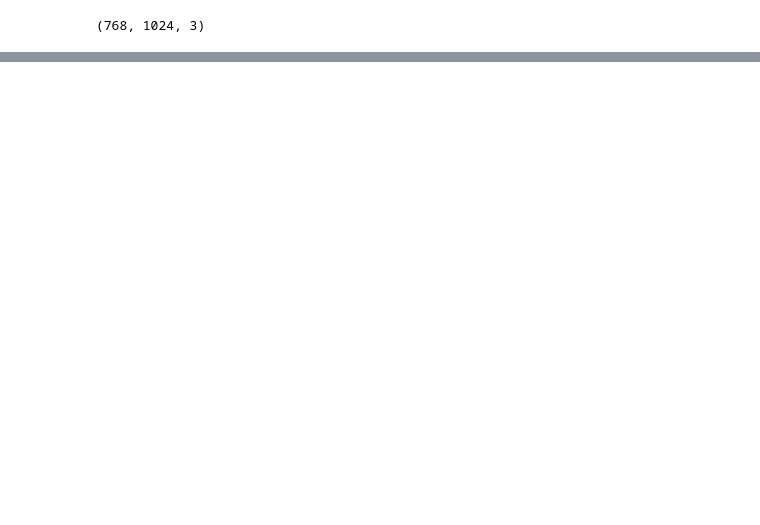
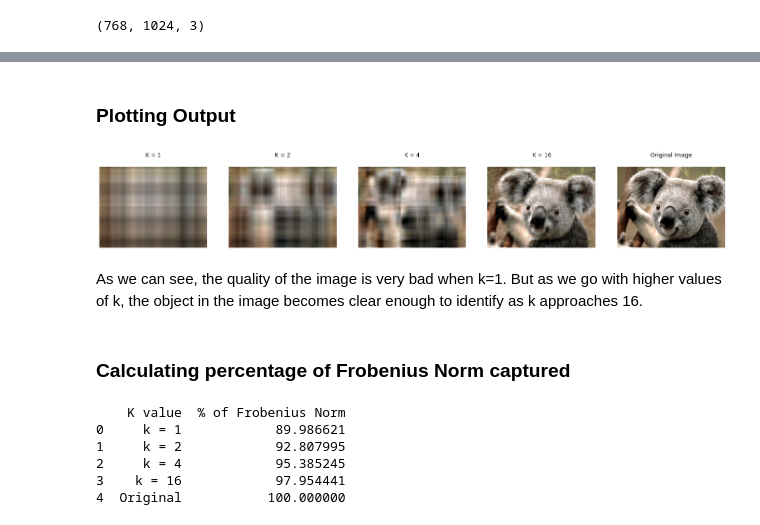
Before and after one commit to kishen19/SVD-of-RGB-Image, a Jupyter notebook: SVD of Image.ipynb, the cells around one changed output, grey strips where cells are left out. Cells and saved outputs as stored; diff of their text form; code cells hidden in the pictures; blank space fills up the shorter version.

```diff
--- a/SVD of Image.ipynb
+++ b/SVD of Image.ipynb
@@ -5,0 +45,9 @@ import matplotlib.pyplot as plt
+# %%
+def plot(l, ks):
+    fig, ax = plt.subplots(1,len(l), figsize=(24, 45))
+    names = ["K = "+str(i)+"\n" for i in ks]+["Original Image\n"]
+    for i in range(len(l)):
+        ax[i].set_title(names[i])
+        ax[i].imshow(l[i])
+        ax[i].axis('off')
+    plt.show()
@@ -6,6 +56,6 @@ import matplotlib.pyplot as plt
 # %%
-image_name = "./images/prob5.jpg"
-image = plt.imread(image_name)
+image_name = "https://raw.githubusercontent.com/kishen19/SVD-of-RGB-Image/master/prob5.png"
+image = plt.imread(image_name)*255 # to scale up the values
 print(image.shape)
 # %% [output]
 (768, 1024, 3)
@@ -45,10 +61,0 @@ def img_svd(img, k):
-# %%
-def plot(l, ks):
-    fig, ax = plt.subplots(1,len(l))
-    names = ["K = "+str(i) for i in ks]+["Original Image"]
-    for i in range(len(l)):
-
-    plt.title("K = " + str(k) + "\n")
-    plt.imshow(fimg)
-    plt.axis('off')
-    plt.show()
@@ -55,9 +64,6 @@ def plot(l, ks):
 # %%
-ks = [1,2,4,16,32]
+ks = [1,2,4,16]
 outs = []
 for k in ks:
     outs.append(img_svd(image, k))
-plt.title("Original Image\n")
-plt.imshow(image)
-plt.axis('off')
-plt.show()
+outs.append(image/255)
@@ -70,0 +70,10 @@ plt.show()
+# %% [markdown]
+### Plotting Output
+# %%
+plot(outs, ks)
+# %% [output]
+[figure, added]
+# %% [markdown]
+As we can see, the quality of the image is very bad when k=1. But as we go with higher values of k, the object in the image becomes clear enough to identify as k approaches 16.
+# %% [markdown]
+### Calculating percentage of Frobenius Norm captured
@@ -70,0 +83,15 @@ plt.show()
+# %%
+FNT = FN(image)
+outp = [FN(i)*100/FNT for i in outs[:-1]]
+outp.append(100) # Original Image
+outp = pd.concat([pd.Series(["k = %d"%i for i in ks]+["Original"]), pd.Series(outp)],axis=1)
+df = pd.DataFrame(outp)
+df.columns = ["K value","% of Frobenius Norm"]
+print(df)
+# %% [output]
+    K value  % of Frobenius Norm
+0     k = 1            89.986621
+1     k = 2            92.807995
+2     k = 4            95.385245
+3    k = 16            97.954441
+4  Original           100.000000
```
Also changed, not shown: parts of 11 cells of this notebook.
